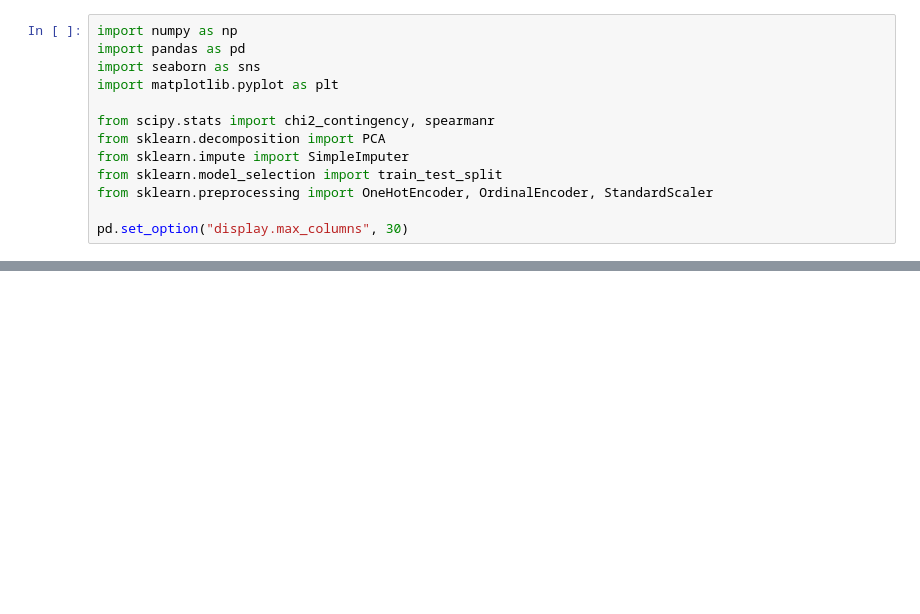
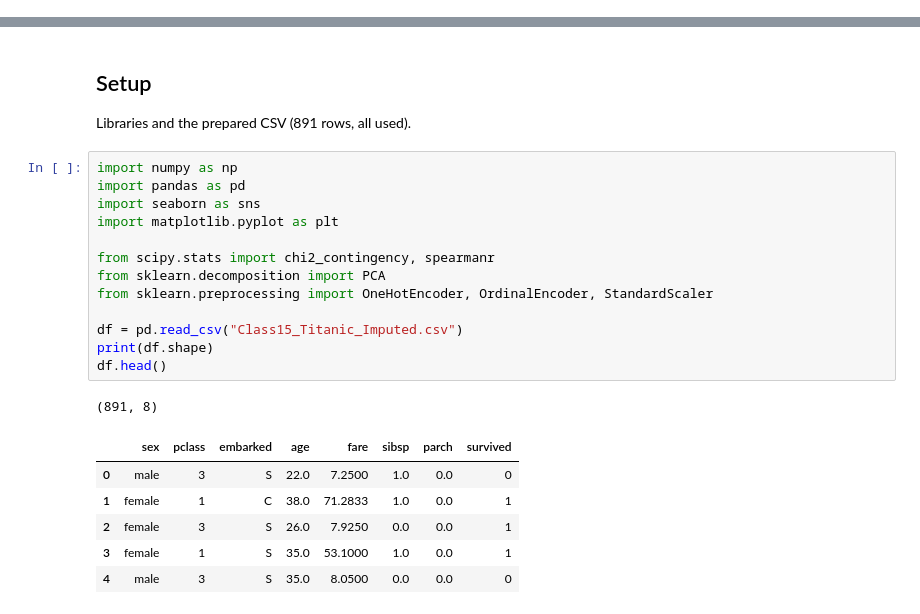
Before and after one commit to NiGiga/440MI, a Jupyter notebook: notebooks/Class15_Encoding_Embedding_Solution.ipynb, the cells around one changed output, grey strips where cells are left out. Saved outputs shown, nothing was run; the diff lists cells and outputs as text; blank space fills up the shorter version.

```diff
--- a/notebooks/Class15_Encoding_Embedding_Solution.ipynb
+++ b/notebooks/Class15_Encoding_Embedding_Solution.ipynb
@@ -13,13 +0,0 @@ Predict `survived`. Use only pre-outcome passenger features. In particular, excl
-# %%
-import numpy as np
-import pandas as pd
-import seaborn as sns
-import matplotlib.pyplot as plt
-
-from scipy.stats import chi2_contingency, spearmanr
-from sklearn.decomposition import PCA
-from sklearn.impute import SimpleImputer
-from sklearn.model_selection import train_test_split
-from sklearn.preprocessing import OneHotEncoder, OrdinalEncoder, StandardScaler
-
-pd.set_option("display.max_columns", 30)
@@ -333,0 +5,24 @@ A feature association or a visually separated PCA plot is a reason to form a hyp
+# %% [markdown]
+## Setup
+Libraries and the prepared CSV (891 rows, all used).
+# %%
+import numpy as np
+import pandas as pd
+import seaborn as sns
+import matplotlib.pyplot as plt
+
+from scipy.stats import chi2_contingency, spearmanr
+from sklearn.decomposition import PCA
+from sklearn.preprocessing import OneHotEncoder, OrdinalEncoder, StandardScaler
+
+df = pd.read_csv("Class15_Titanic_Imputed.csv")
+print(df.shape)
+df.head()
+# %% [output]
+(891, 8)
+|  | sex | pclass | embarked | age | fare | sibsp | parch | survived |
+| 0 | male | 3 | S | 22.0 | 7.2500 | 1.0 | 0.0 | 0 |
+| 1 | female | 1 | C | 38.0 | 71.2833 | 1.0 | 0.0 | 1 |
+| 2 | female | 3 | S | 26.0 | 7.9250 | 0.0 | 0.0 | 1 |
+| 3 | female | 1 | S | 35.0 | 53.1000 | 1.0 | 0.0 | 1 |
+| 4 | male | 3 | S | 35.0 | 8.0500 | 0.0 | 0.0 | 0 |
```
Also changed, not shown: parts of 41 cells of this notebook.
